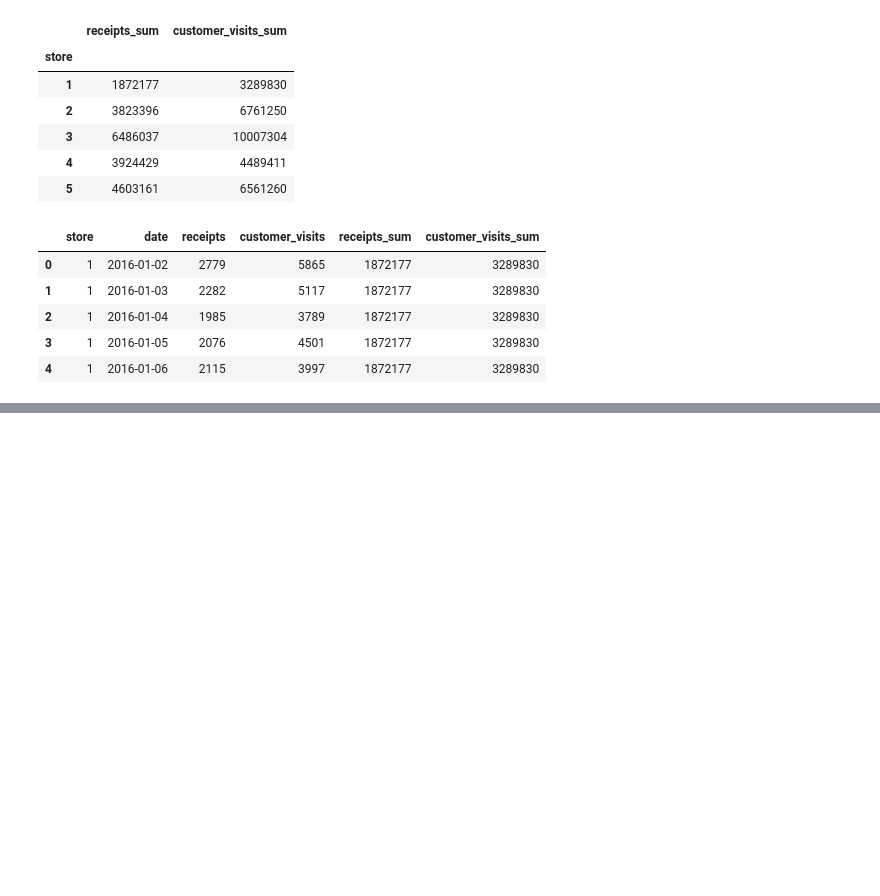
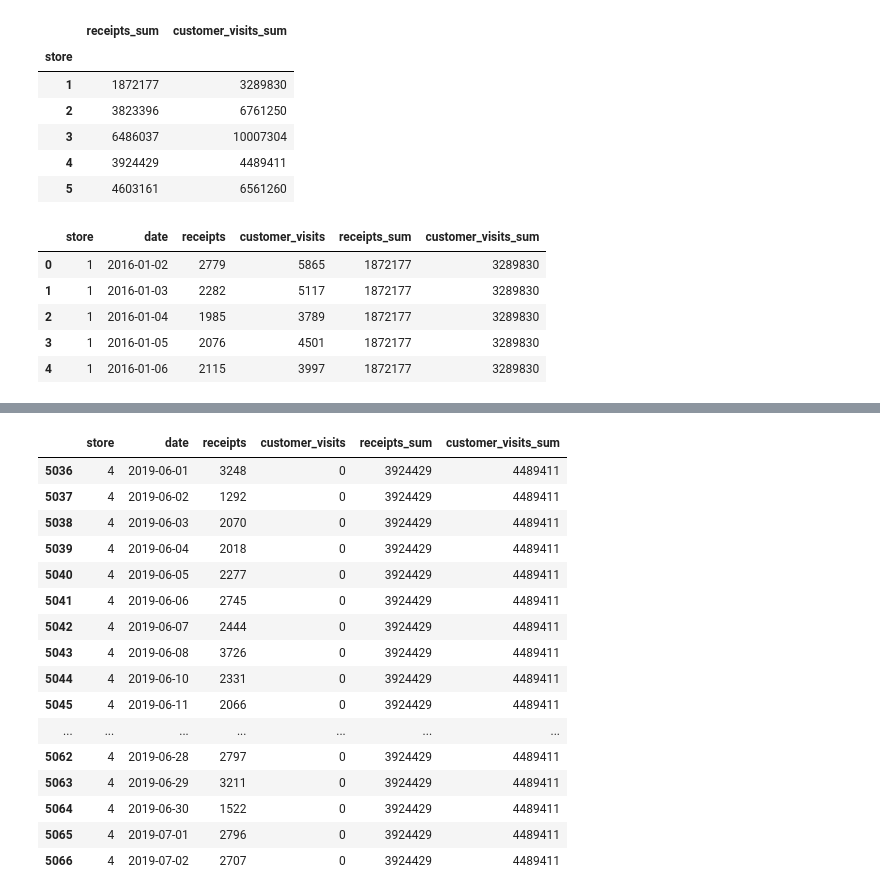
Before and after one commit to Mahdieh31/Assignment, a Jupyter notebook: Assignment1 (2).ipynb, the cells around one changed output, grey strips where cells are left out. Saved outputs shown, nothing was run; the diff lists cells and outputs as text; code cells hidden in the pictures; blank space fills up the shorter version.

```diff
--- a/Assignment1 (2).ipynb
+++ b/Assignment1 (2).ipynb
@@ -102,3 +102,6 @@ ndefected_div.head()
 | 4 | 1 | 2016-01-06 | 2115 | 3997 | 1872177 | 3289830 |
 # %%
 ndefected_div.to_csv('Non_defected_devices.csv', index=False)
+# %%
+offdivice_date=ndefected_div[(ndefected_div['customer_visits']==0)&(ndefected_div['receipts']!=0)]
+offdivice_date
@@ -104,0 +154,20 @@ ndefected_div.to_csv('Non_defected_devices.csv', index=False)
+# %%
+offdivice_date[offdivice_date['store']==4]
+# %% [output]
+|  | store | date | receipts | customer_visits | receipts_sum | customer_visits_sum |
+| 5036 | 4 | 2019-06-01 | 3248 | 0 | 3924429 | 4489411 |
+| 5037 | 4 | 2019-06-02 | 1292 | 0 | 3924429 | 4489411 |
+| 5038 | 4 | 2019-06-03 | 2070 | 0 | 3924429 | 4489411 |
+| 5039 | 4 | 2019-06-04 | 2018 | 0 | 3924429 | 4489411 |
+| 5040 | 4 | 2019-06-05 | 2277 | 0 | 3924429 | 4489411 |
+| 5041 | 4 | 2019-06-06 | 2745 | 0 | 3924429 | 4489411 |
+| 5042 | 4 | 2019-06-07 | 2444 | 0 | 3924429 | 4489411 |
+| 5043 | 4 | 2019-06-08 | 3726 | 0 | 3924429 | 4489411 |
+| 5044 | 4 | 2019-06-10 | 2331 | 0 | 3924429 | 4489411 |
+| 5045 | 4 | 2019-06-11 | 2066 | 0 | 3924429 | 4489411 |
+| ... | ... | ... | ... | ... | ... | ... |
+| 5062 | 4 | 2019-06-28 | 2797 | 0 | 3924429 | 4489411 |
+| 5063 | 4 | 2019-06-29 | 3211 | 0 | 3924429 | 4489411 |
+| 5064 | 4 | 2019-06-30 | 1522 | 0 | 3924429 | 4489411 |
+| 5065 | 4 | 2019-07-01 | 2796 | 0 | 3924429 | 4489411 |
+| 5066 | 4 | 2019-07-02 | 2707 | 0 | 3924429 | 4489411 |
```
Also changed, not shown: parts of 7 cells of this notebook.
